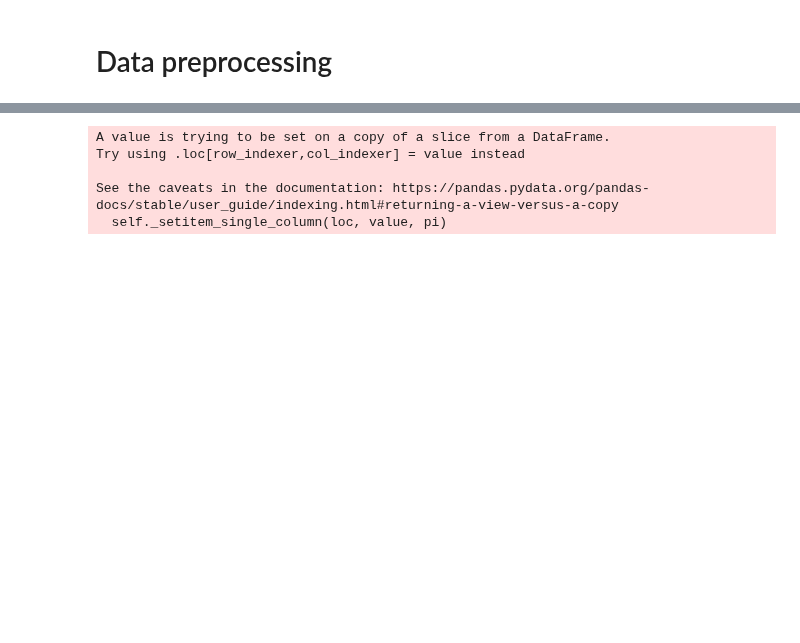
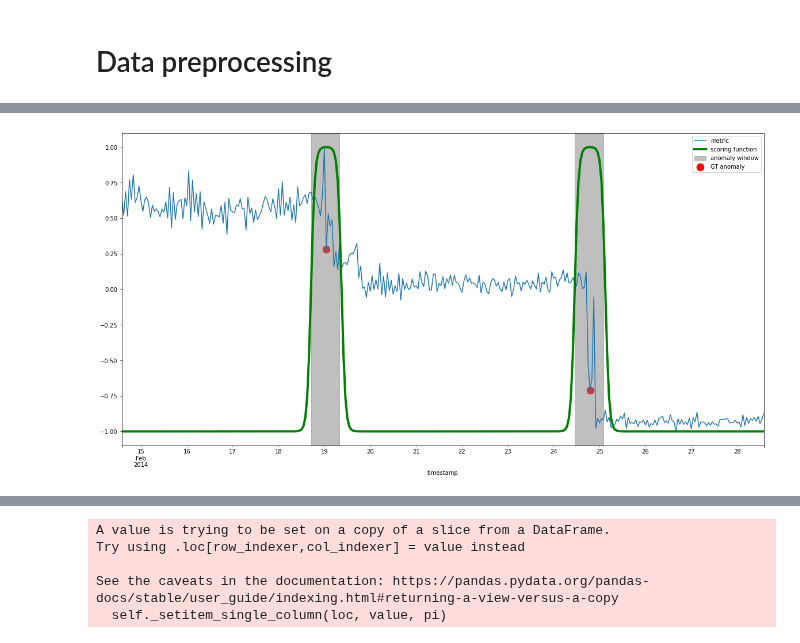
Before and after one commit to emerelte/kad, a Jupyter notebook: notebooks/evaluation.ipynb, the cells around one changed output, grey strips where cells are left out. Cells and saved outputs as stored; diff of their text form; code cells hidden in the pictures; blank space fills up the shorter version.

```diff
--- a/notebooks/evaluation.ipynb
+++ b/notebooks/evaluation.ipynb
@@ -97,3 +130,24 @@ ax.axvspan(anomaly_window.index[0], anomaly_window.index[-1], alpha=0.5, color="
+# %%
+ser = preprocessed_df.loc[anoms, "value"]
+# %%
+columns_labels = ["metric", "scoring function", "GT anomaly", "anomaly window"]
+fig = plt.figure()
+ax = fig.add_subplot(111)
+fig.set_size_inches(20, 10)
+preprocessed_df["value"].plot.line(ax=ax, label="metric")
+preprocessed_df["function"].plot.line(ax=ax, linewidth=4, color="green", label="scoring function")
+
+ax.scatter(x=ser.index, y=ser, color="red", s=20*8, label="GT anomaly")
+
+# for aw in anomaly_windows:
+ax.axvspan(grouped.first().iloc[1].timestamp, grouped.last().iloc[1].timestamp, alpha=0.5, color="gray", label="anomaly window")
+ax.axvspan(grouped.first().iloc[3].timestamp, grouped.last().iloc[3].timestamp, alpha=0.5, color="gray")
+
+# ax.legend(columns_labels)
+ax.legend()
+plt.savefig("scoring_func.png", format="png")
+# %% [output]
+[figure, added]
 # %%
 temp_df = preprocessed_df.reset_index()
 # %%
```
Also changed, not shown: parts of 18 cells of this notebook, 2 other files.
